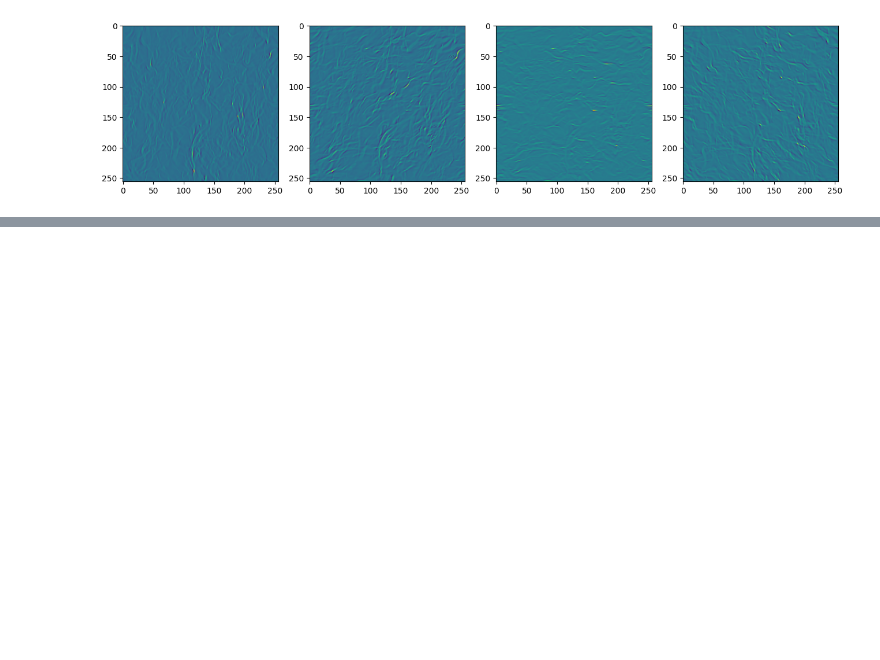
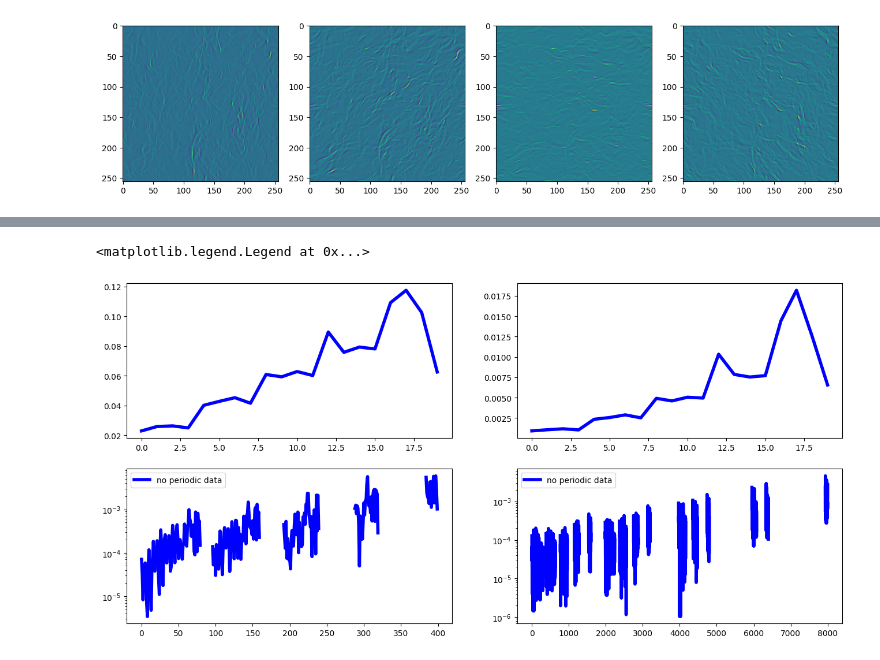
Before and after one commit to camilledussauchoy-glitch/STL-Dev_Camille, a Jupyter notebook: docs/user_notebook.ipynb, the cells around one changed output, grey strips where cells are left out. Cells and saved outputs as stored; diff of their text form; code cells hidden in the pictures; blank space fills up the shorter version.

```diff
--- a/docs/user_notebook.ipynb
+++ b/docs/user_notebook.ipynb
@@ -82,0 +164,27 @@ l_data = DataClass(tmp, pbc=True)
+# %%
+# ------------  No Periodic Boundary Conditions (No PBC) handlling ------------ #
+
+# Instantiate data class without PBC
+data_npbc = DataClass(im[0,0,:128,:128], pbc=False) # crop pbc image to get no pbc image
+
+st_op_npbc = data_npbc.get_ST_op(J=5, get_crop_border_size_method=WaveletOp._get_crop_border_size_fully_flexible)
+st_data_npbc = st_op_npbc.apply(data_npbc)
+
+plt.figure(figsize=(16,16))
+
+plt.subplot(4,2,1)
+plt.plot(st_data_npbc.S1.cpu().numpy().flatten(), color='blue', lw=4, label='no periodic data')
+
+plt.subplot(4,2,2)
+plt.plot(st_data_npbc.S2.cpu().numpy().flatten(), color='blue', lw=4, label='no periodic data')
+
+plt.subplot(4,2,3)
+plt.plot(st_data_npbc.S3.abs().cpu().numpy().flatten(), color='blue', lw=4, label='no periodic data')
+plt.yscale('log')
+plt.legend()
+
+plt.subplot(4,2,4)
+plt.plot(st_data_npbc.S4.cpu().abs().numpy().flatten(), color='blue', lw=4, label='no periodic data')
+plt.yscale('log')
+plt.legend()
+# %% [output]
@@ -82,0 +192,2 @@ l_data = DataClass(tmp, pbc=True)
+<matplotlib.legend.Legend at 0x...>
+[figure, added]
```
Also changed, not shown: parts of 15 cells of this notebook, 4 other files.
